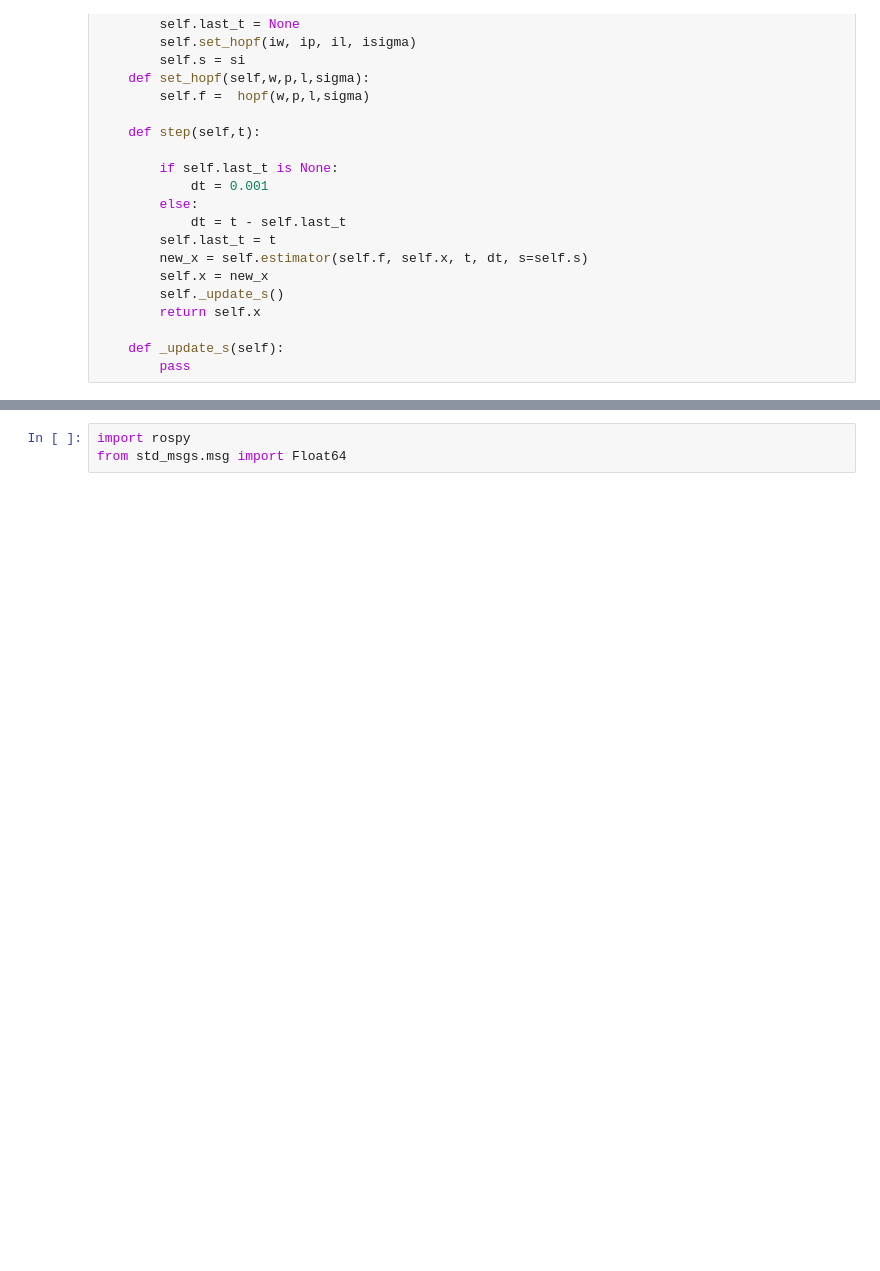
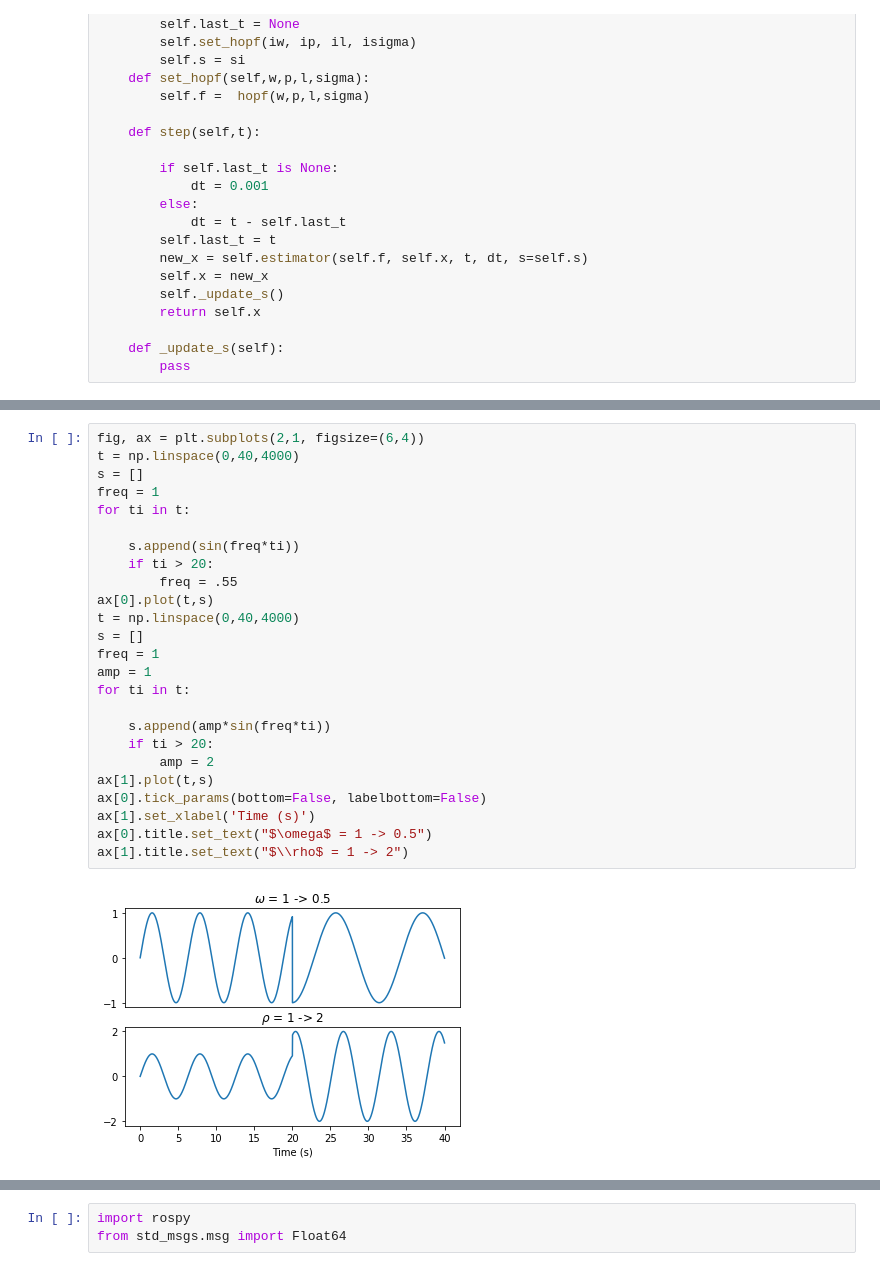
Before and after one commit to Raphtor/hopf_snakebot, a Jupyter notebook: figure_generation/Oscillators.ipynb, the cells around one changed output, grey strips where cells are left out. Saved outputs shown, nothing was run; the diff lists cells and outputs as text; blank space fills up the shorter version.

```diff
--- a/figure_generation/Oscillators.ipynb
+++ b/figure_generation/Oscillators.ipynb
@@ -90,3 +122,30 @@ Text(0,0.5,'v')
+# %%
+fig, ax = plt.subplots(2,1, figsize=(6,4))
+t = np.linspace(0,40,4000)
+s = []
+freq = 1
+for ti in t:
+
+    s.append(sin(freq*ti))
+    if ti > 20:
+        freq = .55
+ax[0].plot(t,s)
+t = np.linspace(0,40,4000)
+s = []
+freq = 1
+amp = 1
+for ti in t:
+
+    s.append(amp*sin(freq*ti))
+    if ti > 20:
+        amp = 2
+ax[1].plot(t,s)
+ax[0].tick_params(bottom=False, labelbottom=False)
+ax[1].set_xlabel('Time (s)')
+ax[0].title.set_text("$\omega$ = 1 -> 0.5")
+ax[1].title.set_text("$\\rho$ = 1 -> 2")
+# %% [output]
+[figure, added]
 # %%
 def rot2d(w):
     return np.array([[cos(w), -sin(w)],[sin(w), cos(w)]])
```
Also changed, not shown: parts of 7 cells of this notebook, 3 other files.
